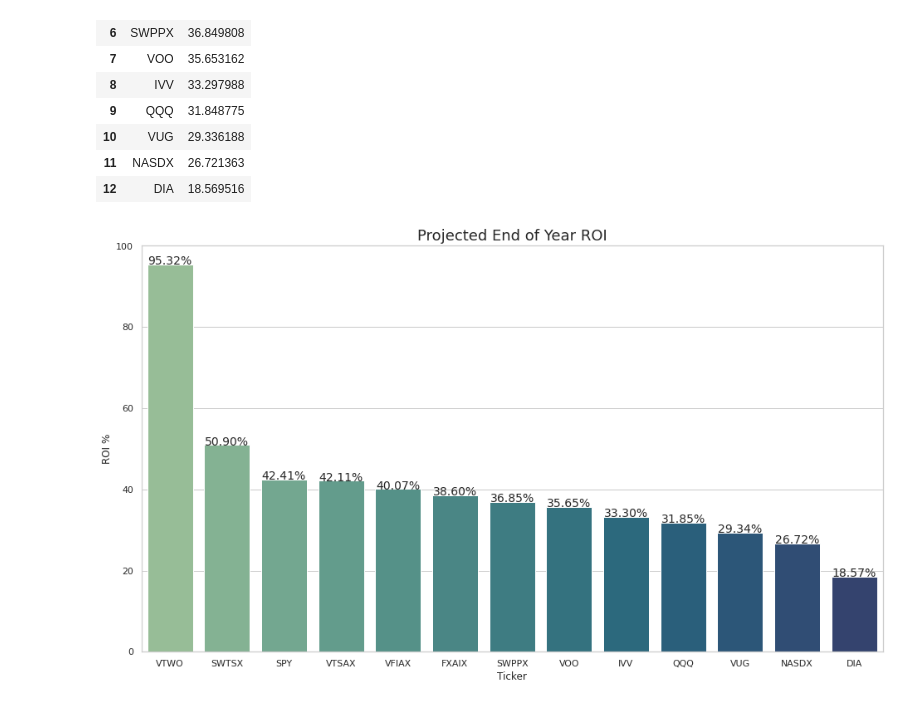
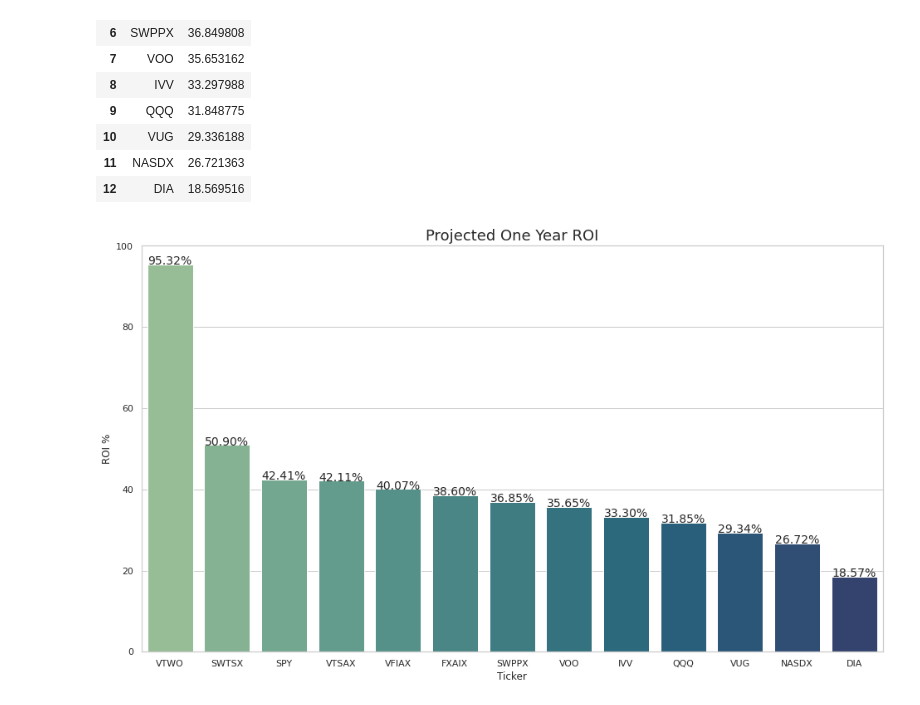
Before and after one commit to j-vasquez21/Stock-Forecasting, a Jupyter notebook: Evaluation.ipynb, the cells around one changed output. Saved outputs shown, nothing was run; the diff lists cells and outputs as text; code cells hidden in the pictures.

```diff
--- a/Evaluation.ipynb
+++ b/Evaluation.ipynb
@@ -227,8 +231,8 @@ def show_values_on_bars_percent(axs):
         _show_on_single_plot(axs)
 # %%
 fig, ax = plt.subplots(figsize=(16,9))
-ax.set_title('Projected End of Year ROI',fontsize=18)
+ax.set_title('Projected One Year ROI',fontsize=18)
 sns.barplot(x="Ticker", y="ROI %", data=sorted_roi,ax=ax, palette='crest')
 show_values_on_bars_percent(ax);
 # %% [output]
-[figure, old version]
+[figure, new version]
```
Also changed, not shown: parts of 9 cells of this notebook, 12 other files.
